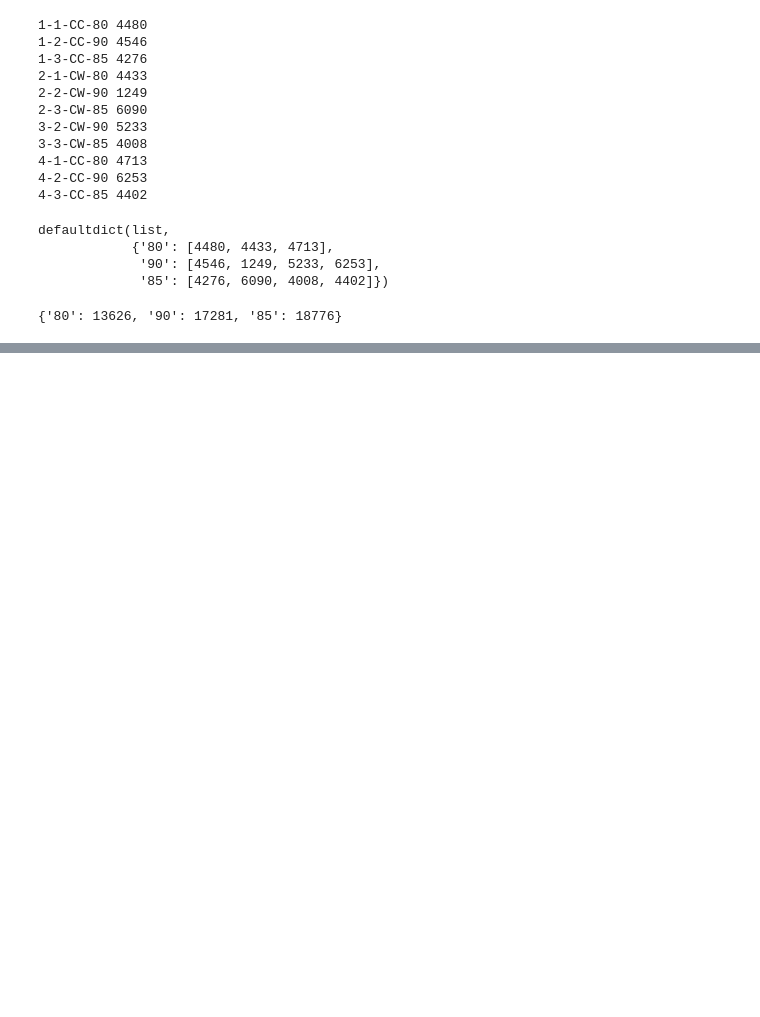
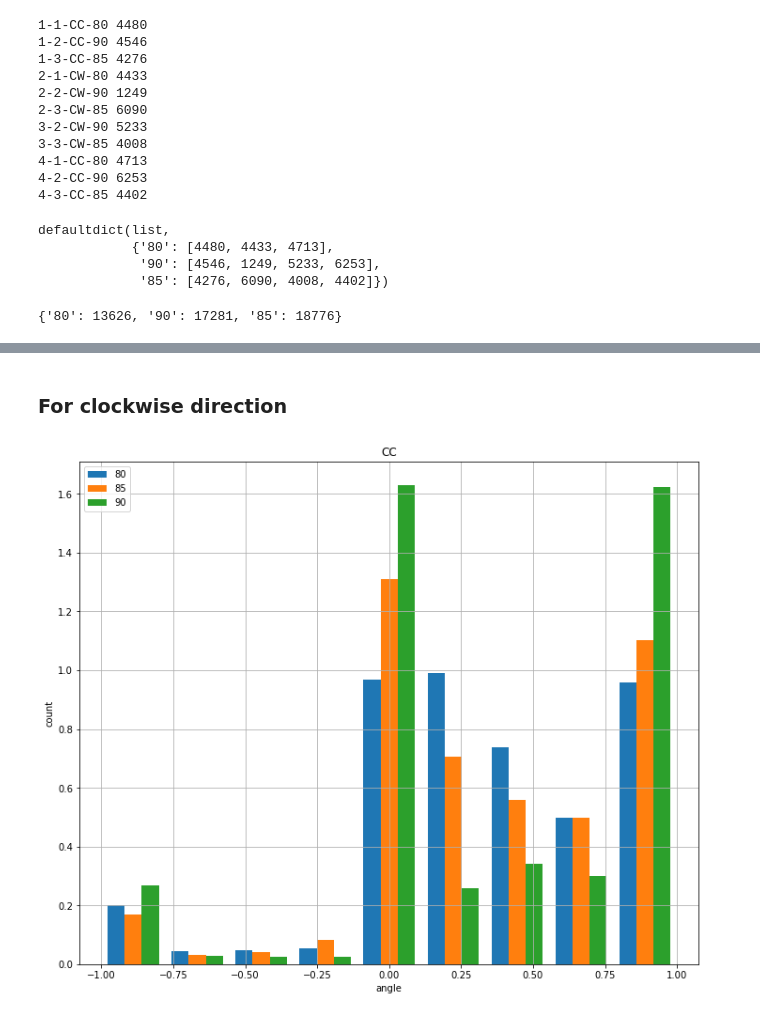
Before and after one commit to kristjanr/dat-sci-master-thesis, a Jupyter notebook: EDA1.ipynb, the cells around one changed output, grey strips where cells are left out. Cells and saved outputs as stored; diff of their text form; code cells hidden in the pictures; blank space fills up the shorter version.

```diff
--- a/EDA1.ipynb
+++ b/EDA1.ipynb
@@ -350,0 +449,6 @@ defaultdict(list,
+# %% [markdown]
+### For clockwise direction
+# %%
+hist = plot_all(direction, get_angles_for_direction(tub_angles, 'CW'))
+# %% [output]
+[figure, added]
```
Also changed, not shown: parts of 21 cells of this notebook, 3 other files.
